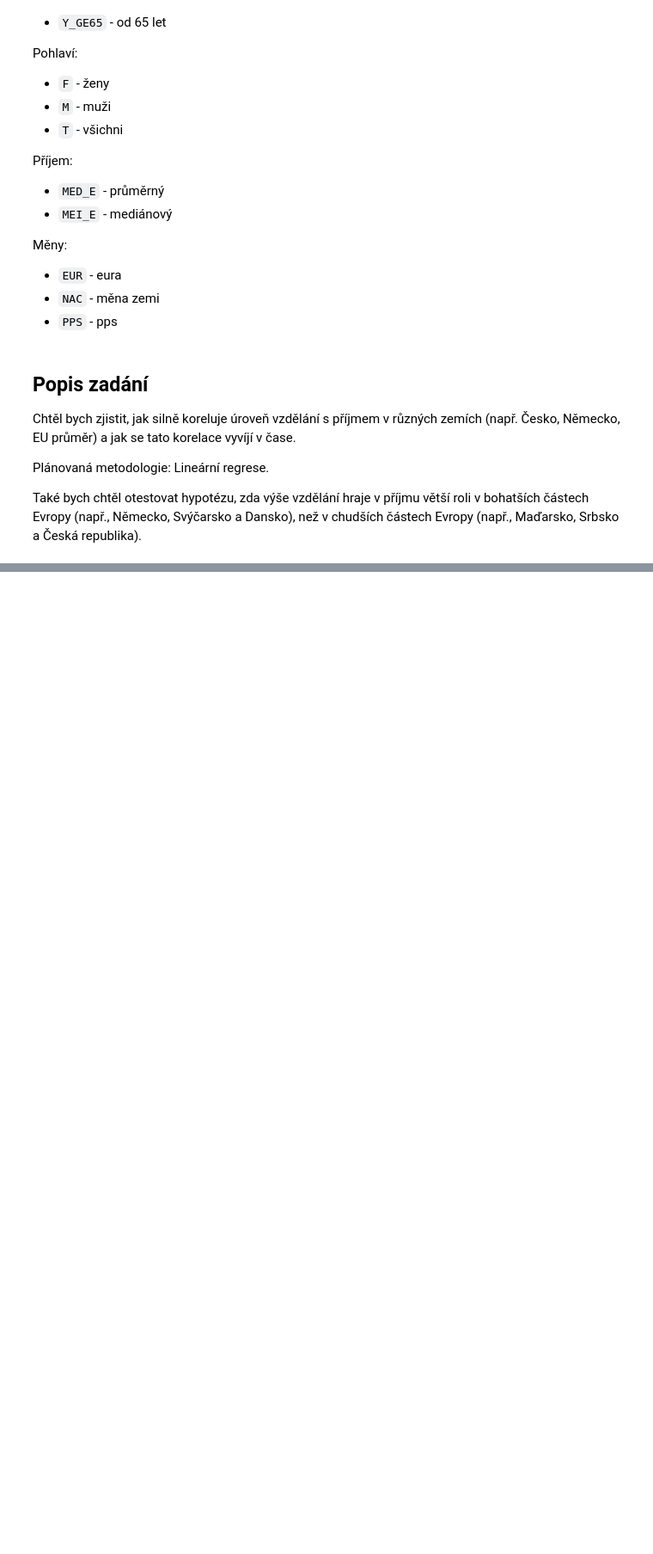
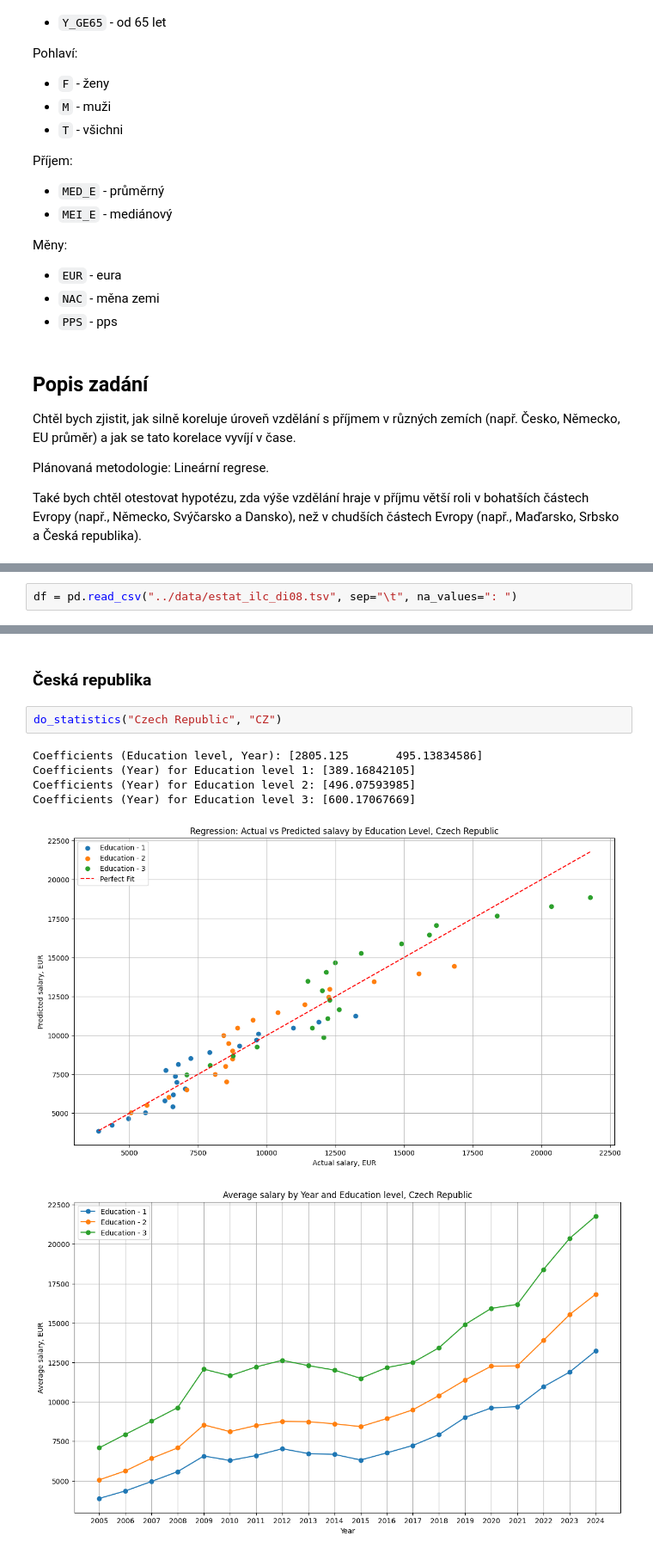
Before and after one commit to ArtShp/education-vs-salary, a Jupyter notebook: src/main.ipynb, the cells around one changed output, grey strips where cells are left out. Shown at 86% size. Drawn from its saved outputs; the diff is of its cells as text; blank space fills up the shorter version.

Commit message:
Add linear regression plots

```diff
--- a/src/main.ipynb
+++ b/src/main.ipynb
@@ -53,0 +63,2 @@ Také bych chtěl otestovat hypotézu, zda výše vzdělání hraje v příjmu v
+# %%
+df = pd.read_csv("../data/estat_ilc_di08.tsv", sep="\t", na_values=": ")
@@ -53,0 +153,11 @@ Také bych chtěl otestovat hypotézu, zda výše vzdělání hraje v příjmu v
+# %% [markdown]
+### Česká republika
+# %%
+do_statistics("Czech Republic", "CZ")
+# %% [output]
+Coefficients (Education level, Year): [2805.125       495.13834586]
+Coefficients (Year) for Education level 1: [389.16842105]
+Coefficients (Year) for Education level 2: [496.07593985]
+Coefficients (Year) for Education level 3: [600.17067669]
+[figure, added]
+[figure, added]
```
Also changed, not shown: parts of 11 cells of this notebook.
